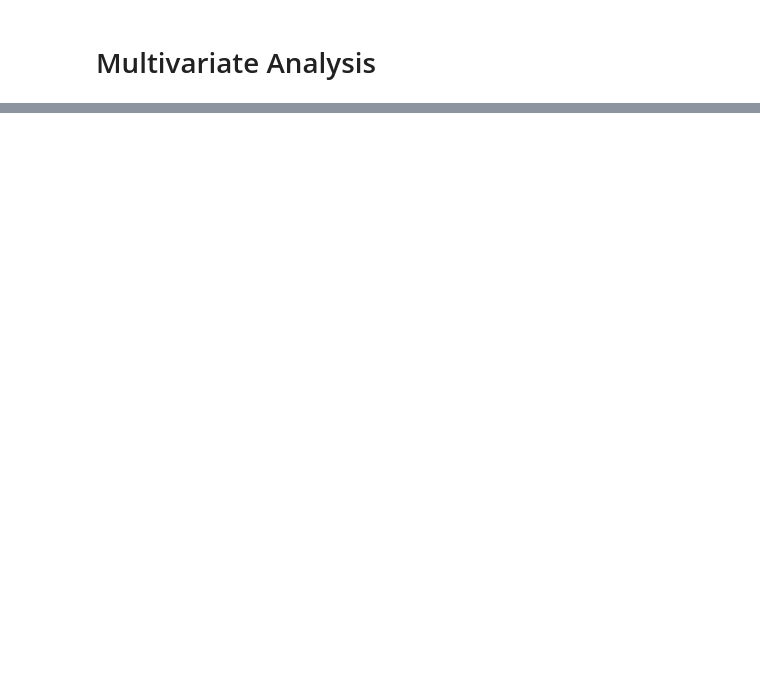
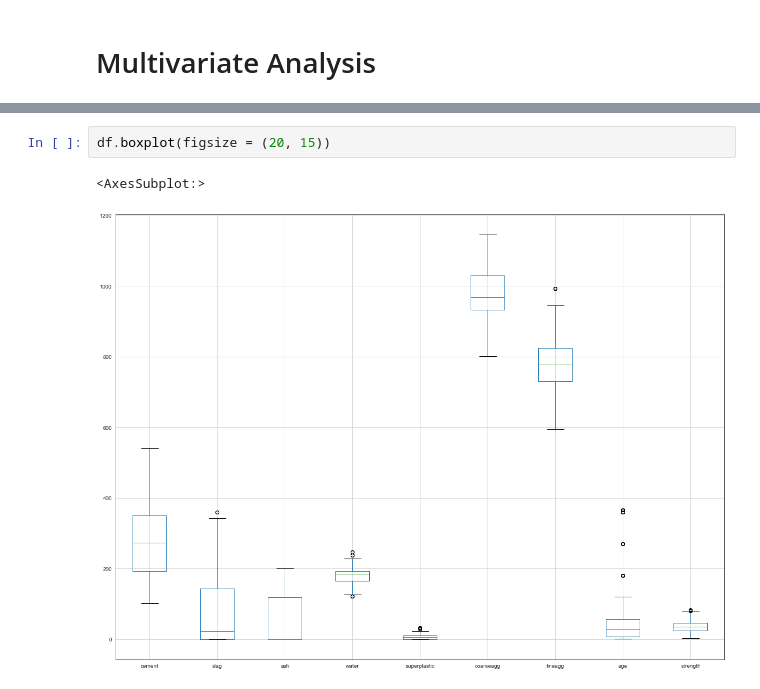
Before and after one commit to Pedro-A-D-S/concrete_strength_prediction, a Jupyter notebook: strenght_prediction.ipynb, the cells around one changed output, grey strips where cells are left out. Saved outputs shown, nothing was run; the diff lists cells and outputs as text; blank space fills up the shorter version.

```diff
--- a/strenght_prediction.ipynb
+++ b/strenght_prediction.ipynb
@@ -592,0 +646,5 @@ Text(0.5, 1.0, 'Strength distribuition')
+# %%
+df.boxplot(figsize = (20, 15))
+# %% [output]
+<AxesSubplot:>
+[figure, added]
```
Also changed, not shown: parts of 19 cells of this notebook.
